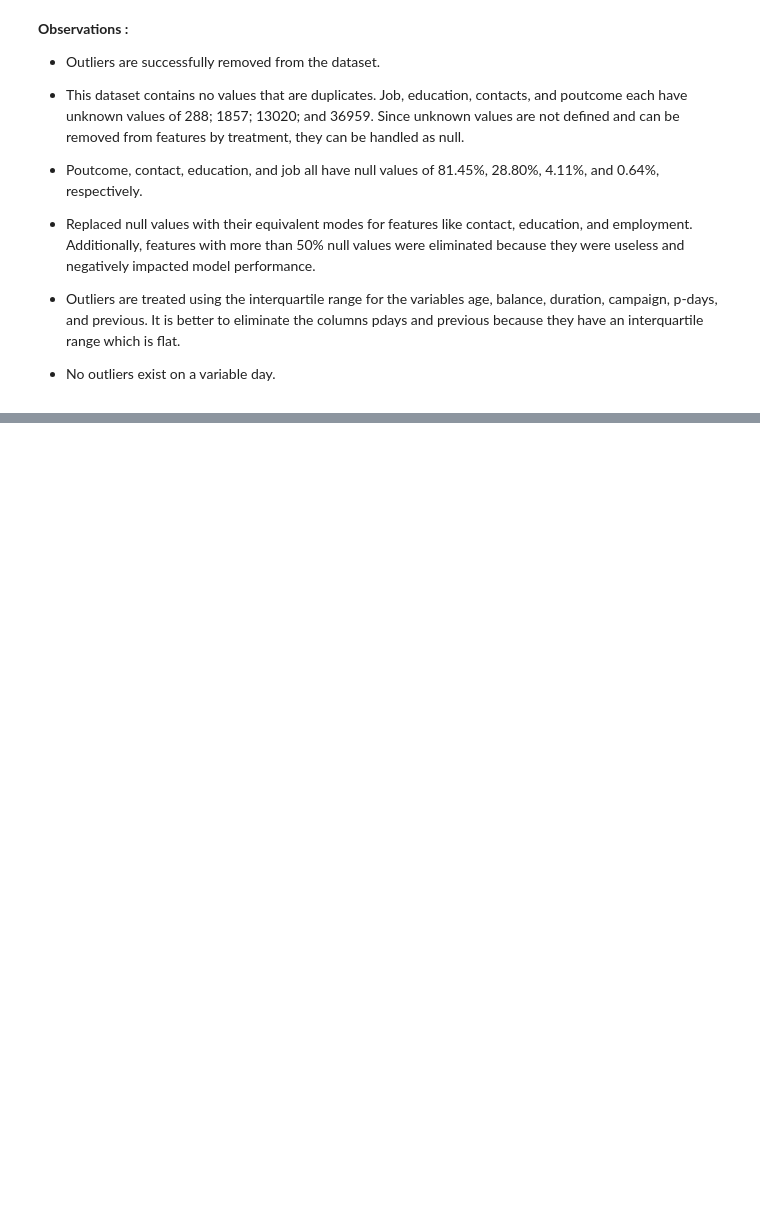
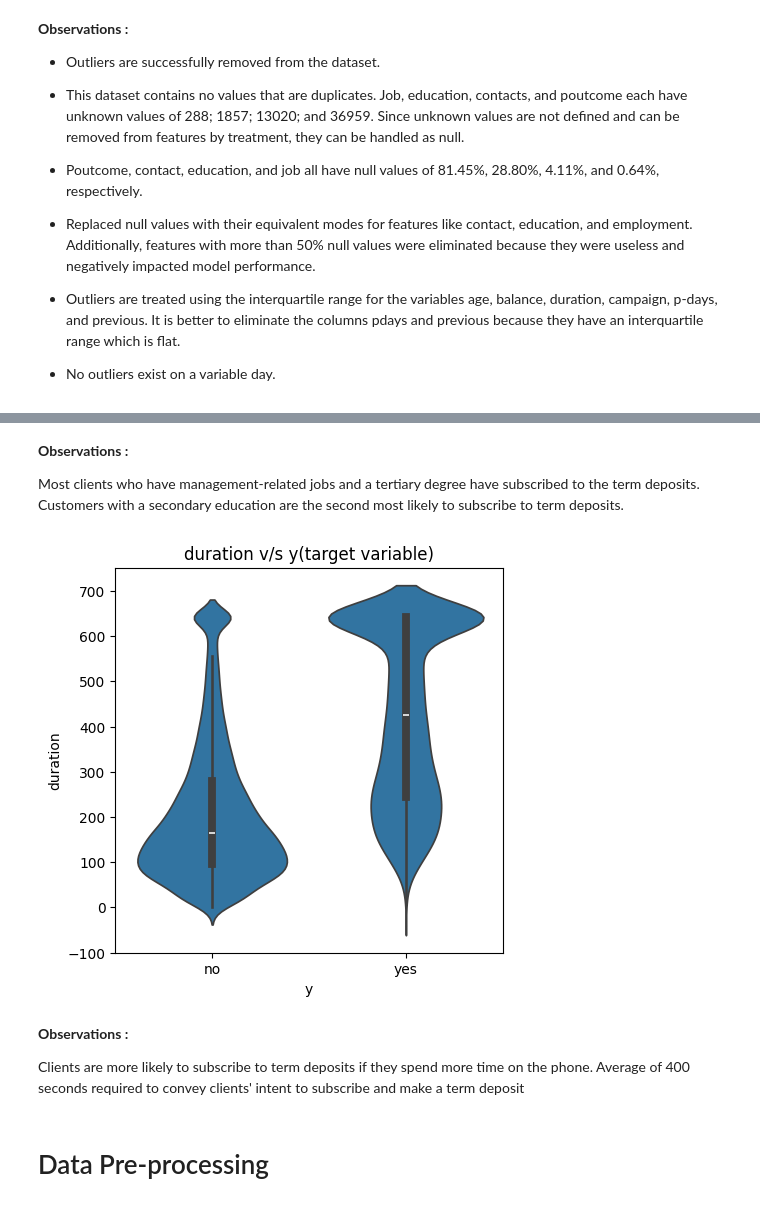
Before and after one commit to bimal-bp/Bank-Marketing-Effectiveness-Prediction-ML-Classification, a Jupyter notebook: project.ipynb, the cells around one changed output, grey strips where cells are left out. Cells and saved outputs as stored; diff of their text form; code cells hidden in the pictures; blank space fills up the shorter version.

```diff
--- a/project.ipynb
+++ b/project.ipynb
@@ -495,0 +555,22 @@ Job, education, contacts, and poutcome each have unknown values of 288; 1857; 13
+# %% [markdown]
+**Observations :**
+
+Most clients who have management-related jobs and a tertiary degree have subscribed to the term deposits.
+Customers with a secondary education are the second most likely to subscribe to term deposits.
+# %%
+# Plotting box plot for checking the spread of duration in seconds for the target variable(yes or no)
+plt.figure(figsize=(5,5))
+plot=plt.subplot(111)
+ax=sns.violinplot(x=df['y'], y=df['duration'])
+ax.set_title('duration v/s y(target variable)')
+annot_percent(plot)
+plt.show()
+# %% [output]
+[figure, added]
+# %% [markdown]
+**Observations :**
+
+Clients are more likely to subscribe to term deposits if they spend more time on the phone.
+Average of 400 seconds required to convey clients' intent to subscribe and make a term deposit
+# %% [markdown]
+# Data Pre-processing
```
Also changed, not shown: parts of 18 cells of this notebook.
